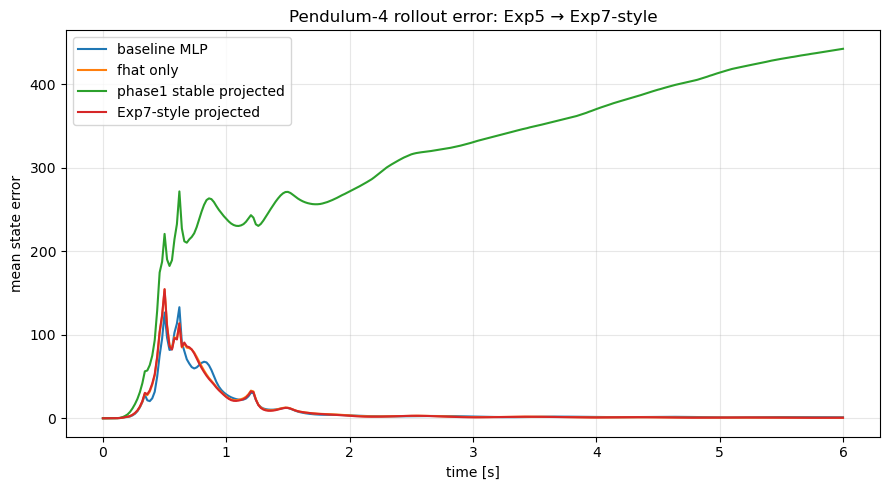
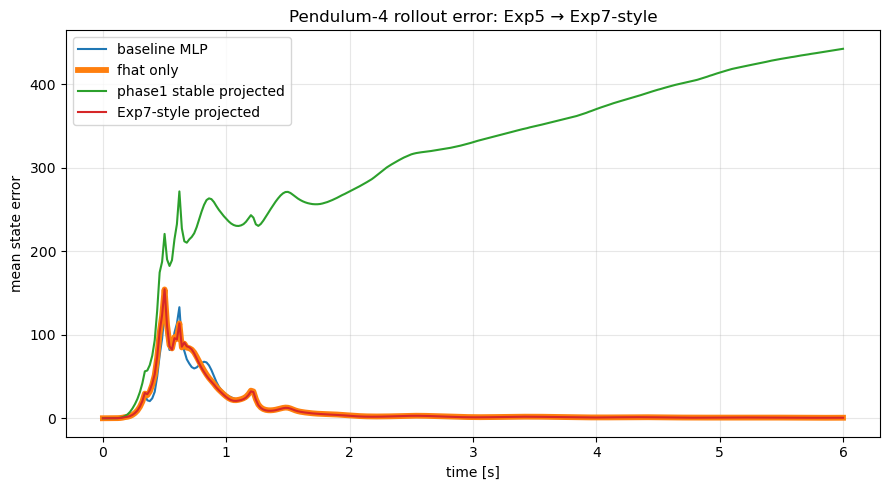
The change to this notebook cell's code, shown as a diff; its figure went from the first image to the second:
--- before
+++ after
@@ -19,5 +19,5 @@
 plt.figure(figsize=(9, 5))
 plt.semilogy(t, err_baseline + 1e-12, label="baseline MLP")
-plt.semilogy(t, err_fhat + 1e-12, label="fhat only")
+plt.semilogy(t, err_fhat + 1e-12, label="fhat only", linewidth=4.2)
 plt.semilogy(t, err_phase1_stable + 1e-12, label="phase1 stable projected")
 plt.semilogy(t, err_exp7_stable + 1e-12, label="Exp7-style projected")

Commit: edit